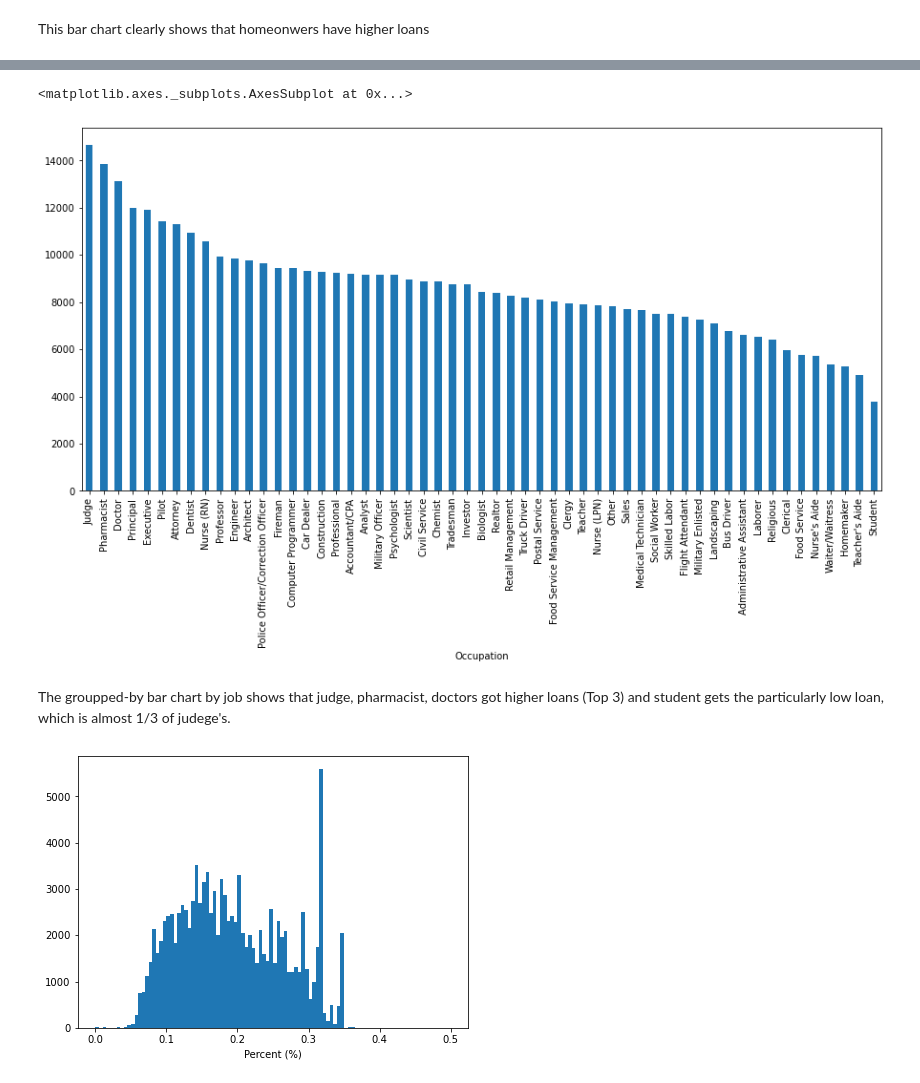
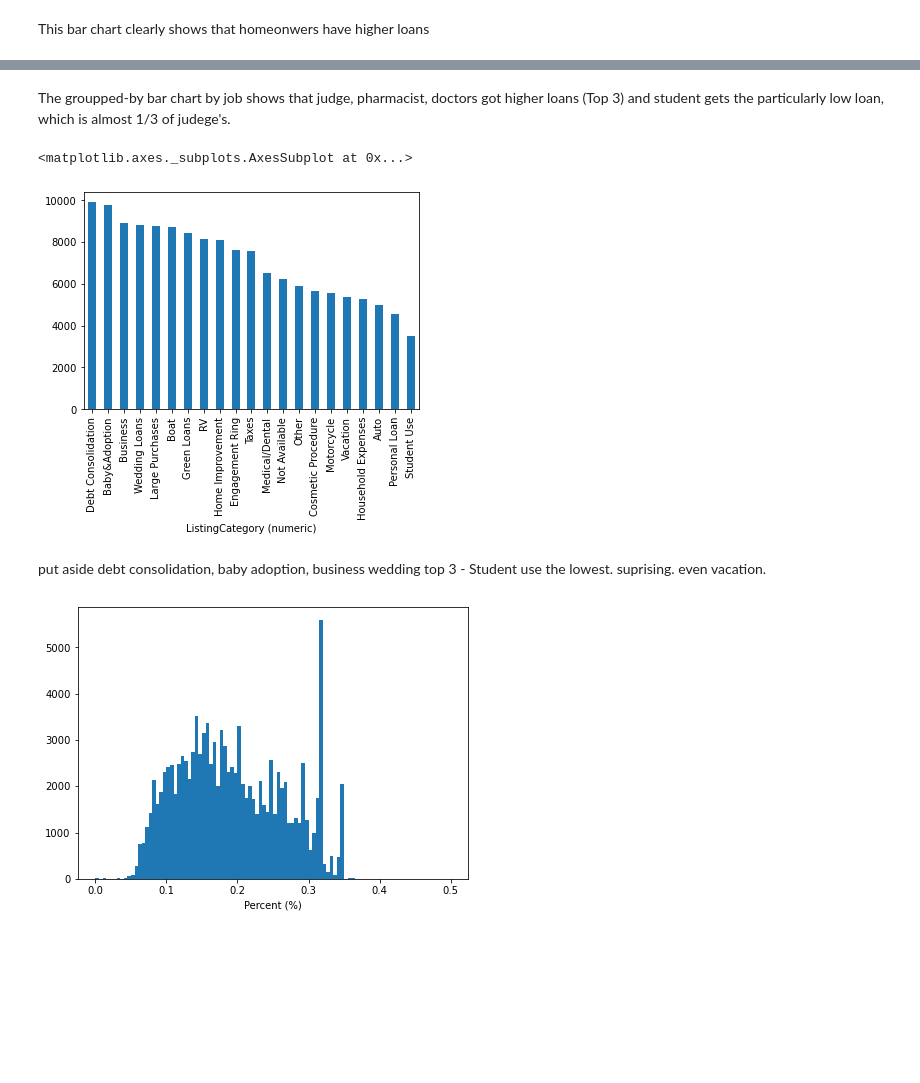
Before and after one commit to decemberkms/Loan-Data-Exploration, a Jupyter notebook: exploration_template.ipynb, the cells around one changed output, grey strips where cells are left out. Drawn from its saved outputs; the diff is of its cells as text; code cells hidden in the pictures; blank space fills up the shorter version.

```diff
--- a/exploration_template.ipynb
+++ b/exploration_template.ipynb
@@ -308,10 +308,12 @@ Name: LoanOriginalAmount, dtype: int64
-# %%
-df.groupby(['Occupation'])['LoanOriginalAmount'].mean().sort_values(ascending=False).plot.bar(figsize=(15,7))
-# %% [output]
-<matplotlib.axes._subplots.AxesSubplot at 0x...>
-[figure, removed]
 # %% [markdown]
 The groupped-by bar chart by job shows that judge, pharmacist, doctors got higher loans (Top 3) and student gets the particularly low loan, which is almost 1/3 of judege's.
+# %%
+df.groupby(['ListingCategory (numeric)'])['LoanOriginalAmount'].mean().sort_values(ascending=False).plot.bar()
+# %% [output]
+<matplotlib.axes._subplots.AxesSubplot at 0x...>
+[figure, added]
+# %% [markdown]
+put aside debt consolidation, baby adoption, business wedding top 3 - Student use the lowest. suprising. even vacation.
 # %%
 bins =  np.arange(df['BorrowerRate'].min(), df['BorrowerRate'].max() + 0.005, 0.005)
 plt.figure(figsize=[7, 5])
```
Also changed, not shown: parts of 16 cells of this notebook.
